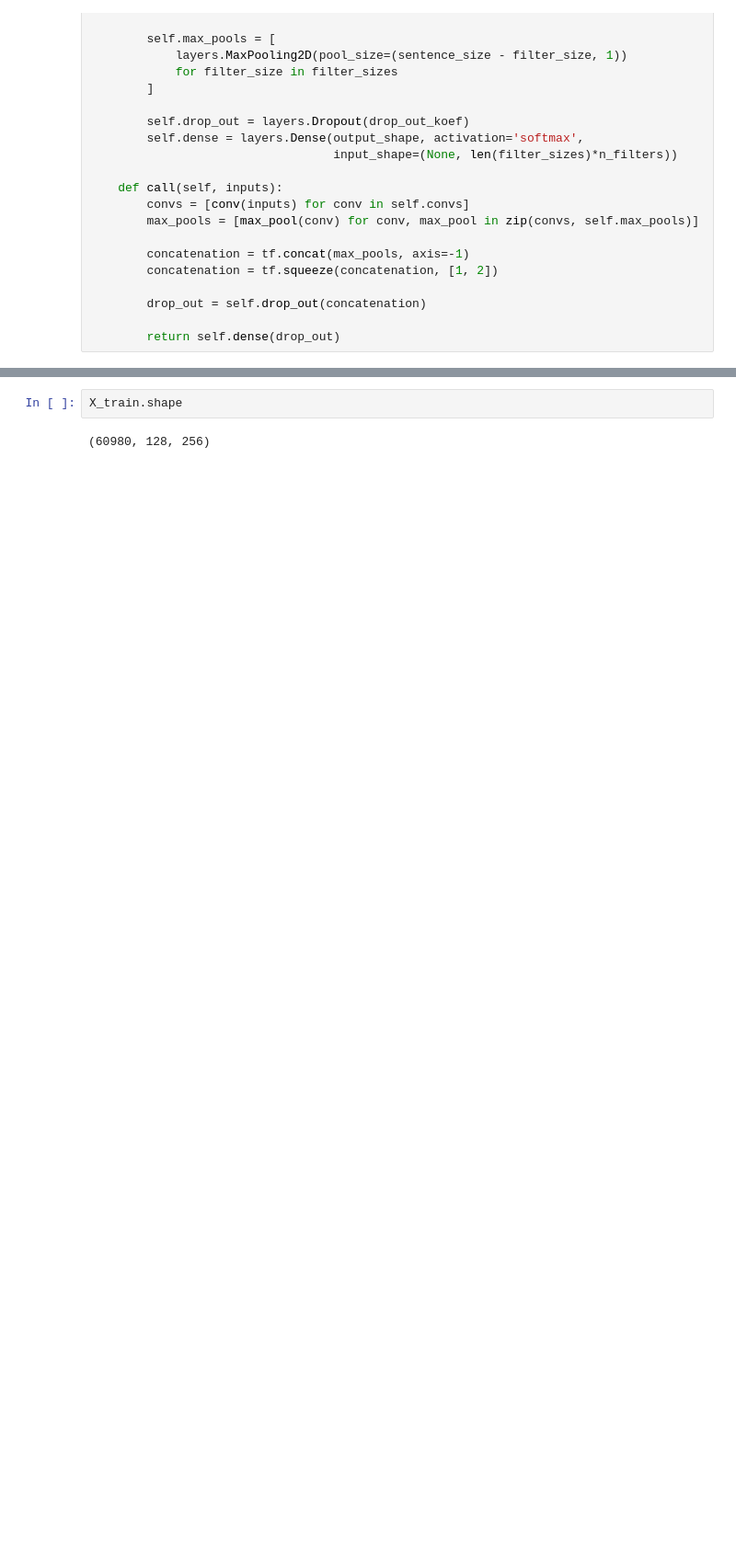
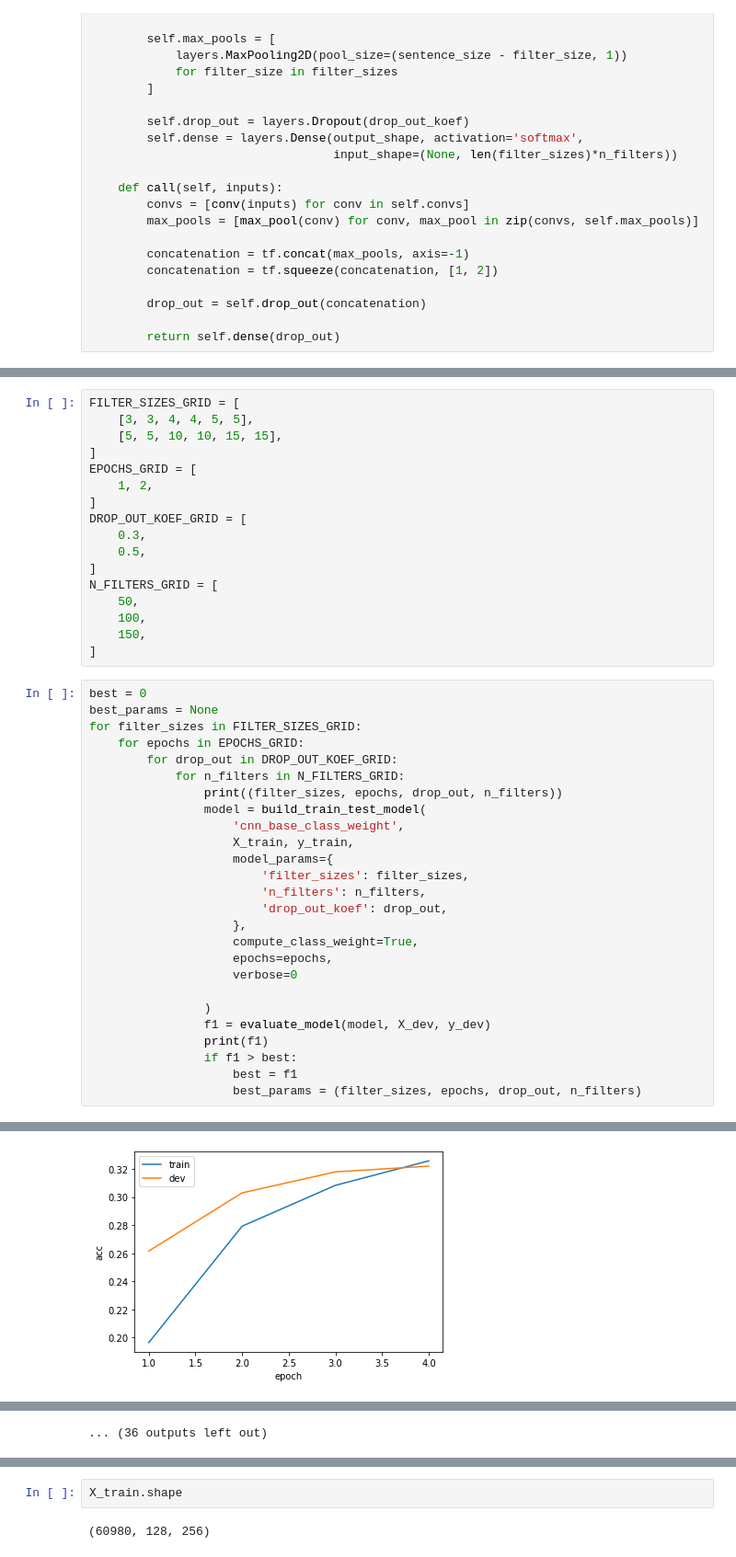
Before and after one commit to litdarya/nlp_tasks, a Jupyter notebook: hw_1/hw1_nlp.ipynb, the cells around one changed output, grey strips where cells are left out. Shown at 92% size. Saved outputs shown, nothing was run; the diff lists cells and outputs as text; blank space fills up the shorter version.

```diff
--- a/hw_1/hw1_nlp.ipynb
+++ b/hw_1/hw1_nlp.ipynb
@@ -1201,0 +1395,44 @@ def train_model(current_model, model_name, X, y):
+# %%
+FILTER_SIZES_GRID = [
+    [3, 3, 4, 4, 5, 5],
+    [5, 5, 10, 10, 15, 15],
+]
+EPOCHS_GRID = [
+    1, 2,
+]
+DROP_OUT_KOEF_GRID = [
+    0.3,
+    0.5,
+]
+N_FILTERS_GRID = [
+    50,
+    100,
+    150,
+]
+# %%
+best = 0
+best_params = None
+for filter_sizes in FILTER_SIZES_GRID:
+    for epochs in EPOCHS_GRID:
+        for drop_out in DROP_OUT_KOEF_GRID:
+            for n_filters in N_FILTERS_GRID:
+                print((filter_sizes, epochs, drop_out, n_filters))
+                model = build_train_test_model(
+                    'cnn_base_class_weight',
+                    X_train, y_train,
+                    model_params={
+                        'filter_sizes': filter_sizes,
+                        'n_filters': n_filters,
+                        'drop_out_koef': drop_out,
+                    },
+                    compute_class_weight=True,
+                    epochs=epochs,
+                    verbose=0
+
+                )
+                f1 = evaluate_model(model, X_dev, y_dev)
+                print(f1)
+                if f1 > best:
+                    best = f1
+                    best_params = (filter_sizes, epochs, drop_out, n_filters)
+# %% [output]
@@ -1201,0 +1442 @@ def train_model(current_model, model_name, X, y):
+[figure, added]
@@ -1201,0 +1533 @@ def train_model(current_model, model_name, X, y):
+... (36 outputs left out)
```
Also changed, not shown: parts of 158 cells of this notebook.
